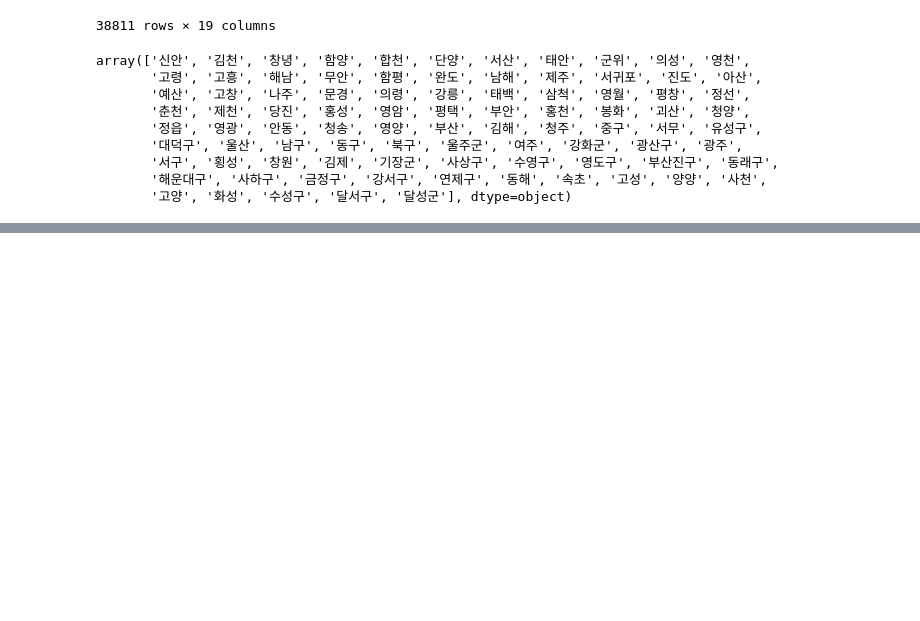
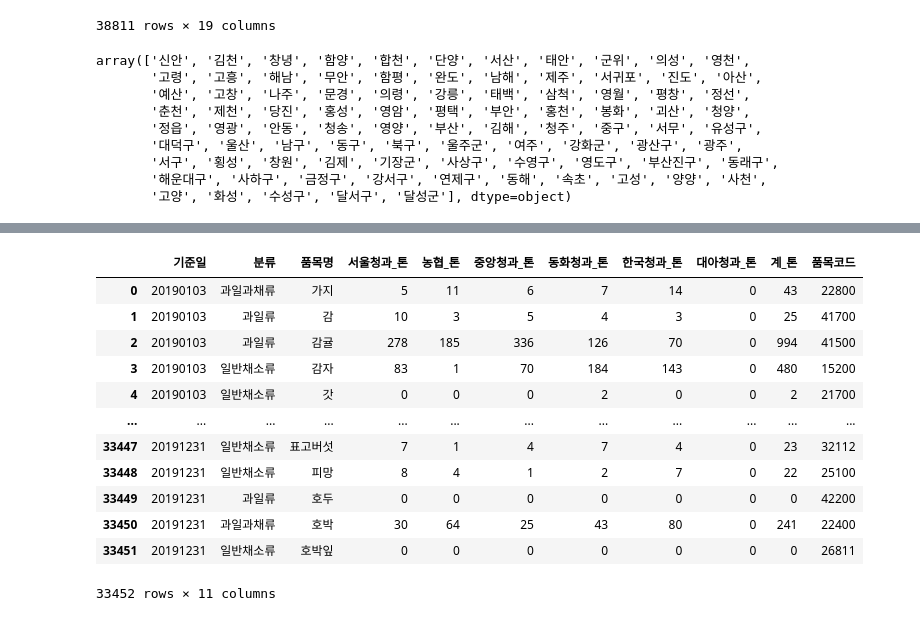
Before and after one commit to leenago/Projects, a Jupyter notebook: Agrifood/Agrifood_데이터확인하기.ipynb, the cells around one changed output, grey strips where cells are left out. Drawn from its saved outputs; the diff is of its cells as text; code cells hidden in the pictures; blank space fills up the shorter version.

```diff
--- a/Agrifood/Agrifood_데이터확인하기.ipynb
+++ b/Agrifood/Agrifood_데이터확인하기.ipynb
@@ -174,0 +273,17 @@ array(['신안', '김천', '창녕', '함양', '합천', '단양', '서산', '
+# %%
+반입량_거래후 = pd.read_csv('가락시장 반입량_거래후.csv',encoding='CP949',header=1)
+반입량_거래후
+# %% [output]
+|  | 기준일 | 분류 | 품목명 | 서울청과_톤 | 농협_톤 | 중앙청과_톤 | 동화청과_톤 | 한국청과_톤 | 대아청과_톤 | 계_톤 | 품목코드 |
+| 0 | 20190103 | 과일과채류 | 가지 | 5 | 11 | 6 | 7 | 14 | 0 | 43 | 22800 |
+| 1 | 20190103 | 과일류 | 감 | 10 | 3 | 5 | 4 | 3 | 0 | 25 | 41700 |
+| 2 | 20190103 | 과일류 | 감귤 | 278 | 185 | 336 | 126 | 70 | 0 | 994 | 41500 |
+| 3 | 20190103 | 일반채소류 | 감자 | 83 | 1 | 70 | 184 | 143 | 0 | 480 | 15200 |
+| 4 | 20190103 | 일반채소류 | 갓 | 0 | 0 | 0 | 2 | 0 | 0 | 2 | 21700 |
+| ... | ... | ... | ... | ... | ... | ... | ... | ... | ... | ... | ... |
+| 33447 | 20191231 | 일반채소류 | 표고버섯 | 7 | 1 | 4 | 7 | 4 | 0 | 23 | 32112 |
+| 33448 | 20191231 | 일반채소류 | 피망 | 8 | 4 | 1 | 2 | 7 | 0 | 22 | 25100 |
+| 33449 | 20191231 | 과일류 | 호두 | 0 | 0 | 0 | 0 | 0 | 0 | 0 | 42200 |
+| 33450 | 20191231 | 과일과채류 | 호박 | 30 | 64 | 25 | 43 | 80 | 0 | 241 | 22400 |
+| 33451 | 20191231 | 일반채소류 | 호박잎 | 0 | 0 | 0 | 0 | 0 | 0 | 0 | 26811 |
+33452 rows × 11 columns
```
Also changed, not shown: parts of 25 cells of this notebook.
